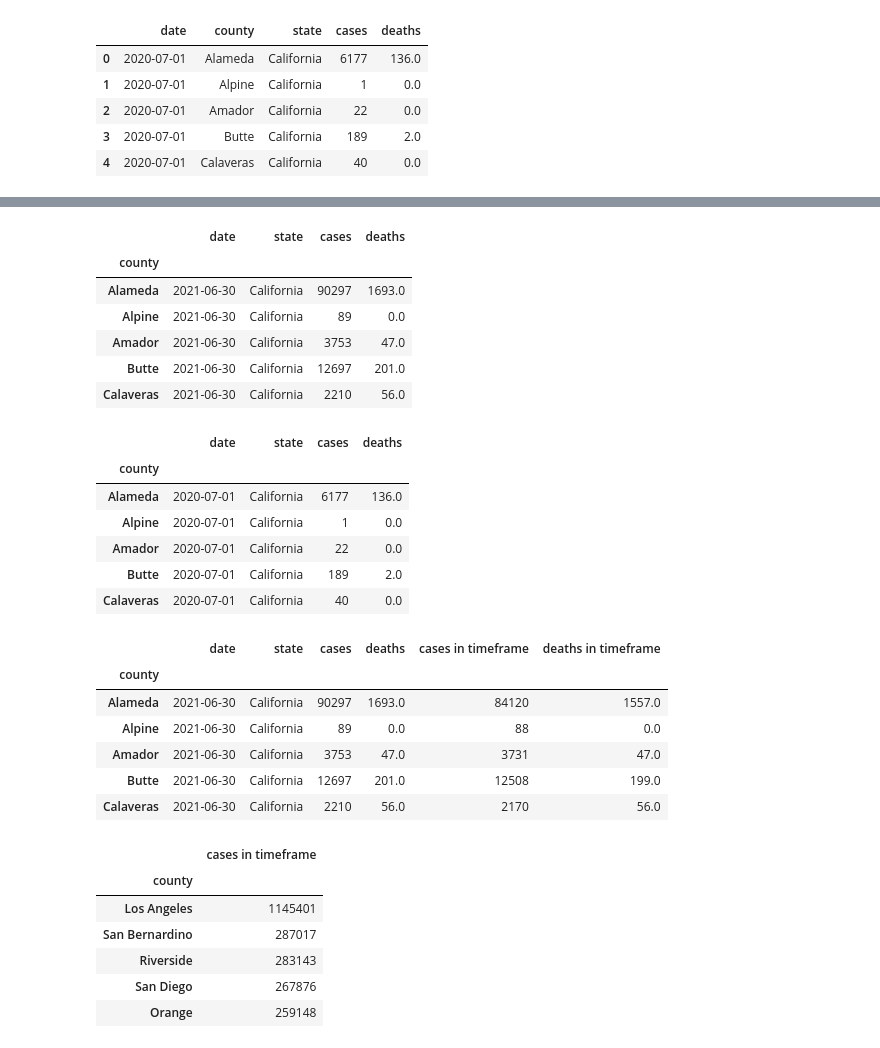
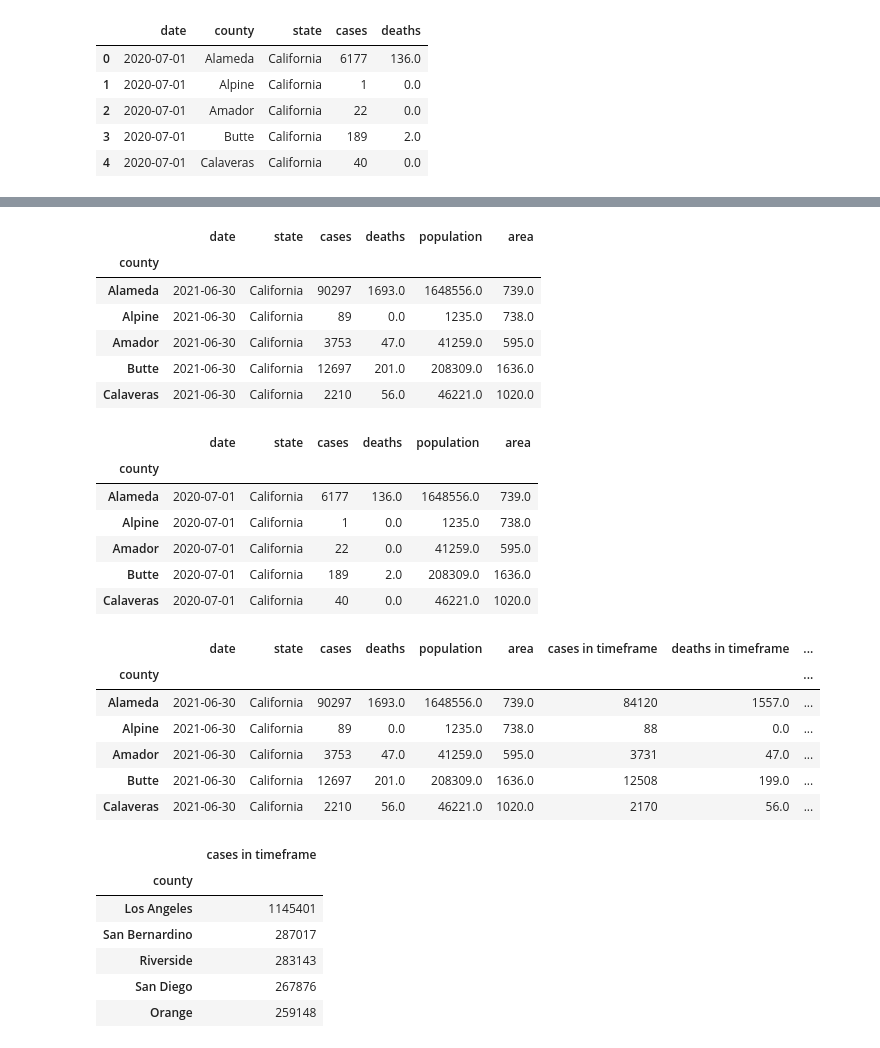
Before and after one commit to KellyStave/Project-1-, a Jupyter notebook: project_1_covid_top_bottom_counties.ipynb, the cells around one changed output, grey strips where cells are left out. Saved outputs shown, nothing was run; the diff lists cells and outputs as text; code cells hidden in the pictures.

```diff
--- a/project_1_covid_top_bottom_counties.ipynb
+++ b/project_1_covid_top_bottom_counties.ipynb
@@ -16,3 +19,8 @@ covid_data.head()
 | 2 | 2020-07-01 | Amador | California | 22 | 0.0 |
 | 3 | 2020-07-01 | Butte | California | 189 | 2.0 |
 | 4 | 2020-07-01 | Calaveras | California | 40 | 0.0 |
+# %%
+# Read Data File and store into Pandas DataFrame
+data_population = "./population_estimate_07_21.csv"
+population_data = pd.read_csv(data_population)
+population_data.head()
@@ -18,0 +34,5 @@ covid_data.head()
+# %%
+# Read Data File and store into Pandas DataFrame
+data_area =  "./area_california_counties.csv"
+area_data = pd.read_csv(data_area)
+area_data.head()
@@ -18,0 +46,6 @@ covid_data.head()
+# %%
+# Combine the data into a single dataframe
+
+data_complete = pd.merge(covid_data, population_data, on = ('county', 'county'))
+data_complete = pd.merge(data_complete, area_data, on = ('county', 'county'))
+data_complete.head()
@@ -19,40 +59,41 @@ covid_data.head()
 # %%
 # Create a dataframe which has the ending numbers of cases and deaths in our selected period which is grouped according to county
-end = covid_data.groupby('county').max()
+end = data_complete.groupby('county').max()
 end.head()
 # %% [output]
-|  | date | state | cases | deaths |
-| county |  |  |  |  |
-| Alameda | 2021-06-30 | California | 90297 | 1693.0 |
-| Alpine | 2021-06-30 | California | 89 | 0.0 |
-| Amador | 2021-06-30 | California | 3753 | 47.0 |
-| Butte | 2021-06-30 | California | 12697 | 201.0 |
-| Calaveras | 2021-06-30 | California | 2210 | 56.0 |
+|  | date | state | cases | deaths | population | area |
+| county |  |  |  |  |  |  |
+| Alameda | 2021-06-30 | California | 90297 | 1693.0 | 1648556.0 | 739.0 |
+| Alpine | 2021-06-30 | California | 89 | 0.0 | 1235.0 | 738.0 |
+| Amador | 2021-06-30 | California | 3753 | 47.0 | 41259.0 | 595.0 |
+| Butte | 2021-06-30 | California | 12697 | 201.0 | 208309.0 | 1636.0 |
+| Calaveras | 2021-06-30 | California | 2210 | 56.0 | 46221.0 | 1020.0 |
 # %%
 # Create a dataframe which has the beginning numbers of cases and deaths in our selected period which is grouped according to county
-beginning = covid_data.groupby('county').min()
+beginning = data_complete.groupby('county').min()
 beginning.head()
 # %% [output]
-|  | date | state | cases | deaths |
-| county |  |  |  |  |
-| Alameda | 2020-07-01 | California | 6177 | 136.0 |
-| Alpine | 2020-07-01 | California | 1 | 0.0 |
-| Amador | 2020-07-01 | California | 22 | 0.0 |
-| Butte | 2020-07-01 | California | 189 | 2.0 |
-| Calaveras | 2020-07-01 | California | 40 | 0.0 |
+|  | date | state | cases | deaths | population | area |
+| county |  |  |  |  |  |  |
+| Alameda | 2020-07-01 | California | 6177 | 136.0 | 1648556.0 | 739.0 |
+| Alpine | 2020-07-01 | California | 1 | 0.0 | 1235.0 | 738.0 |
+| Amador | 2020-07-01 | California | 22 | 0.0 | 41259.0 | 595.0 |
+| Butte | 2020-07-01 | California | 189 | 2.0 | 208309.0 | 1636.0 |
+| Calaveras | 2020-07-01 | California | 40 | 0.0 | 46221.0 | 1020.0 |
 # %%
 # Creating two new columns which are calculating the numbers of cases and deaths just in our sellected period
 end['cases in timeframe'] = end['cases'] - beginning['cases']
 end['deaths in timeframe'] = end['deaths'] - beginning['deaths']
+end['density'] = round(end['population'] / end['area'], 2)
 end.head()
 # %% [output]
-|  | date | state | cases | deaths | cases in timeframe | deaths in timeframe |
-| county |  |  |  |  |  |  |
-| Alameda | 2021-06-30 | California | 90297 | 1693.0 | 84120 | 1557.0 |
-| Alpine | 2021-06-30 | California | 89 | 0.0 | 88 | 0.0 |
-| Amador | 2021-06-30 | California | 3753 | 47.0 | 3731 | 47.0 |
-| Butte | 2021-06-30 | California | 12697 | 201.0 | 12508 | 199.0 |
-| Calaveras | 2021-06-30 | California | 2210 | 56.0 | 2170 | 56.0 |
+|  | date | state | cases | deaths | population | area | cases in timeframe | deaths in timeframe | ... |
+| county |  |  |  |  |  |  |  |  | ... |
+| Alameda | 2021-06-30 | California | 90297 | 1693.0 | 1648556.0 | 739.0 | 84120 | 1557.0 | ... |
+| Alpine | 2021-06-30 | California | 89 | 0.0 | 1235.0 | 738.0 | 88 | 0.0 | ... |
+| Amador | 2021-06-30 | California | 3753 | 47.0 | 41259.0 | 595.0 | 3731 | 47.0 | ... |
+| Butte | 2021-06-30 | California | 12697 | 201.0 | 208309.0 | 1636.0 | 12508 | 199.0 | ... |
+| Calaveras | 2021-06-30 | California | 2210 | 56.0 | 46221.0 | 1020.0 | 2170 | 56.0 | ... |
 # %%
 # Finding the top 5 countries according to number of cases
 top_counties_cases= end.nlargest(5, 'cases in timeframe')
```
Also changed, not shown: parts of 20 cells of this notebook.
